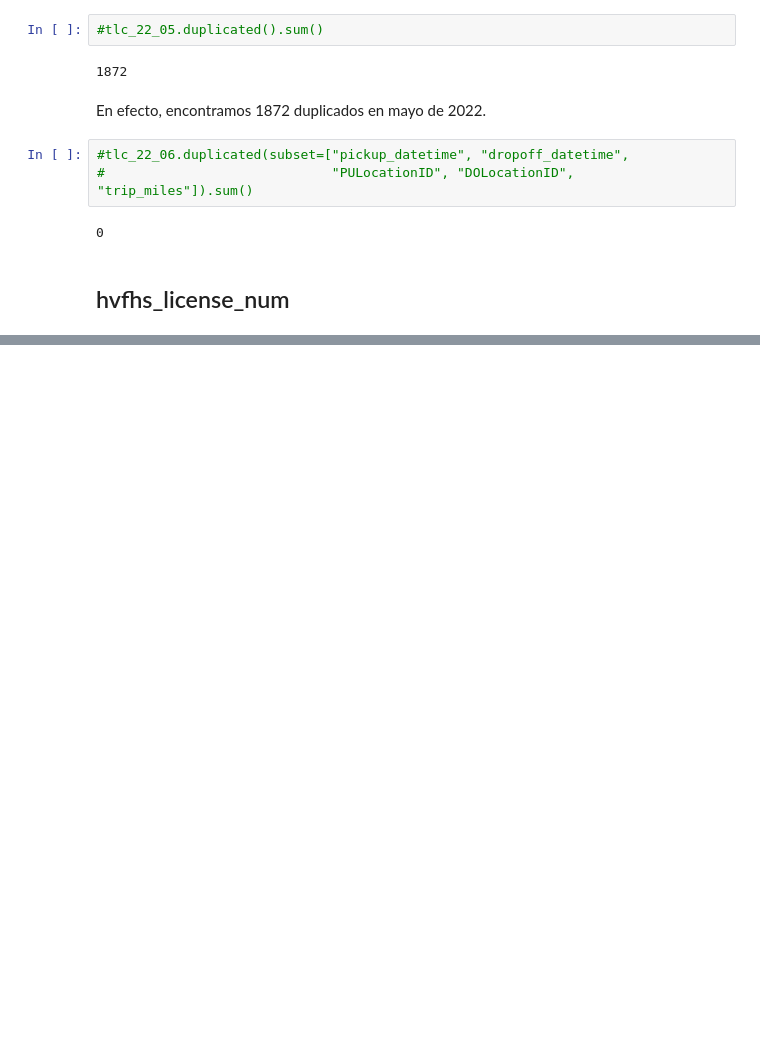
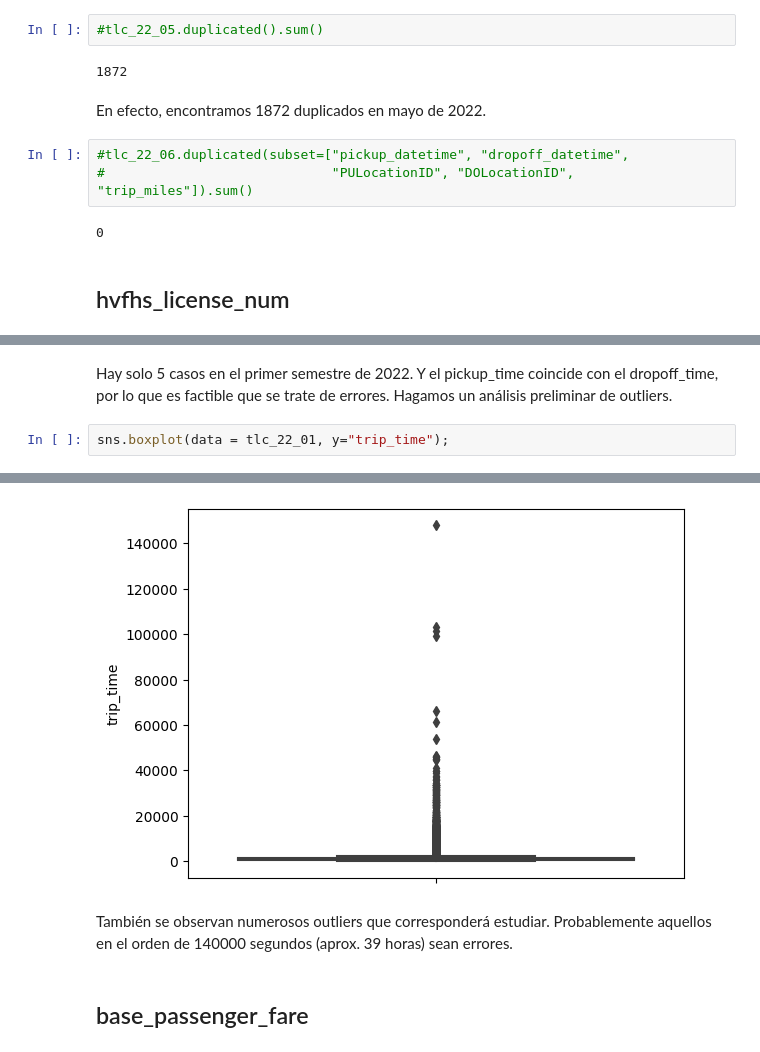
Before and after one commit to leocorbur/GreenMiles_NYC_Taxis, a Jupyter notebook: colaboradores/sebas/procesamiento/eda_tlc_2022_S1.ipynb, the cells around one changed output, grey strips where cells are left out. Saved outputs shown, nothing was run; the diff lists cells and outputs as text; blank space fills up the shorter version.

```diff
--- a/colaboradores/sebas/procesamiento/eda_tlc_2022_S1.ipynb
+++ b/colaboradores/sebas/procesamiento/eda_tlc_2022_S1.ipynb
@@ -112,0 +548,5 @@ Promedio de nulos en 'hvfhs_license_num' por mes: 0.0
+# %% [markdown]
+Hay solo 5 casos en el primer semestre de 2022. Y el pickup_time coincide con el dropoff_time, por lo que es factible que se trate de errores. Hagamos un análisis preliminar de outliers.
+# %%
+sns.boxplot(data = tlc_22_01, y="trip_time");
+# %% [output]
@@ -112,0 +554,5 @@ Promedio de nulos en 'hvfhs_license_num' por mes: 0.0
+[figure, added]
+# %% [markdown]
+También se observan numerosos outliers que corresponderá estudiar. Probablemente aquellos en el orden de 140000 segundos (aprox. 39 horas) sean errores.
+# %% [markdown]
+## base_passenger_fare
```
Also changed, not shown: parts of 128 cells of this notebook.
